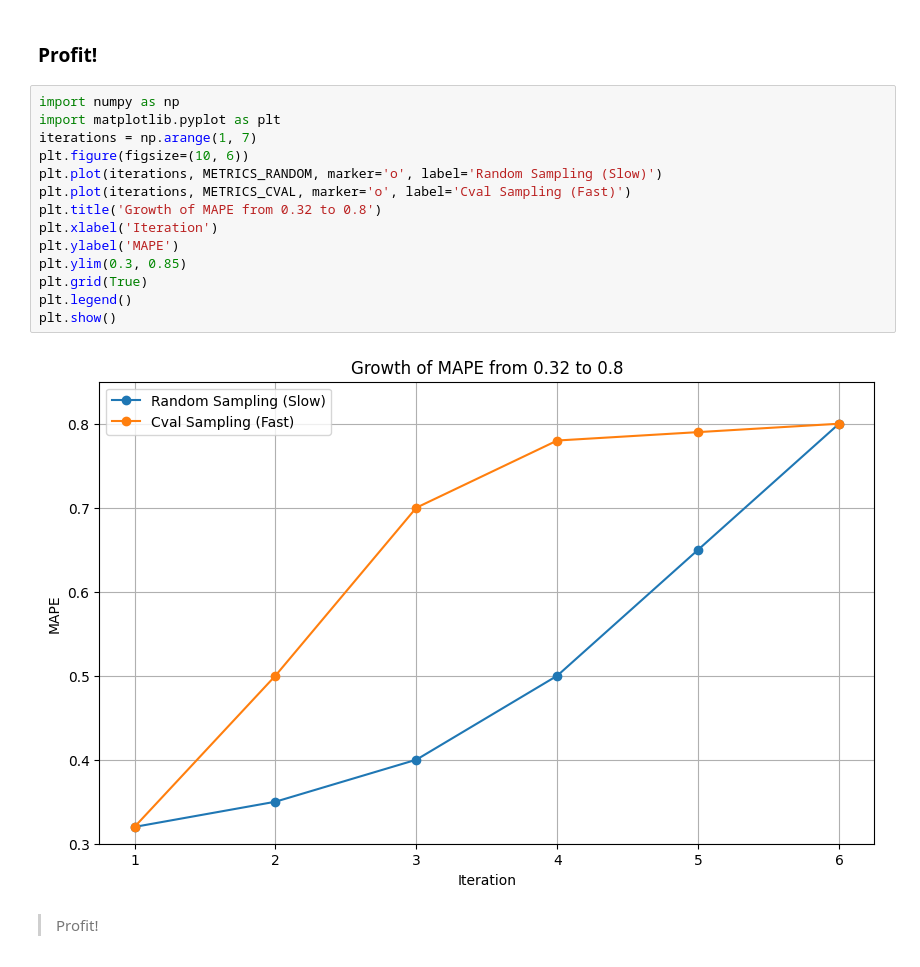
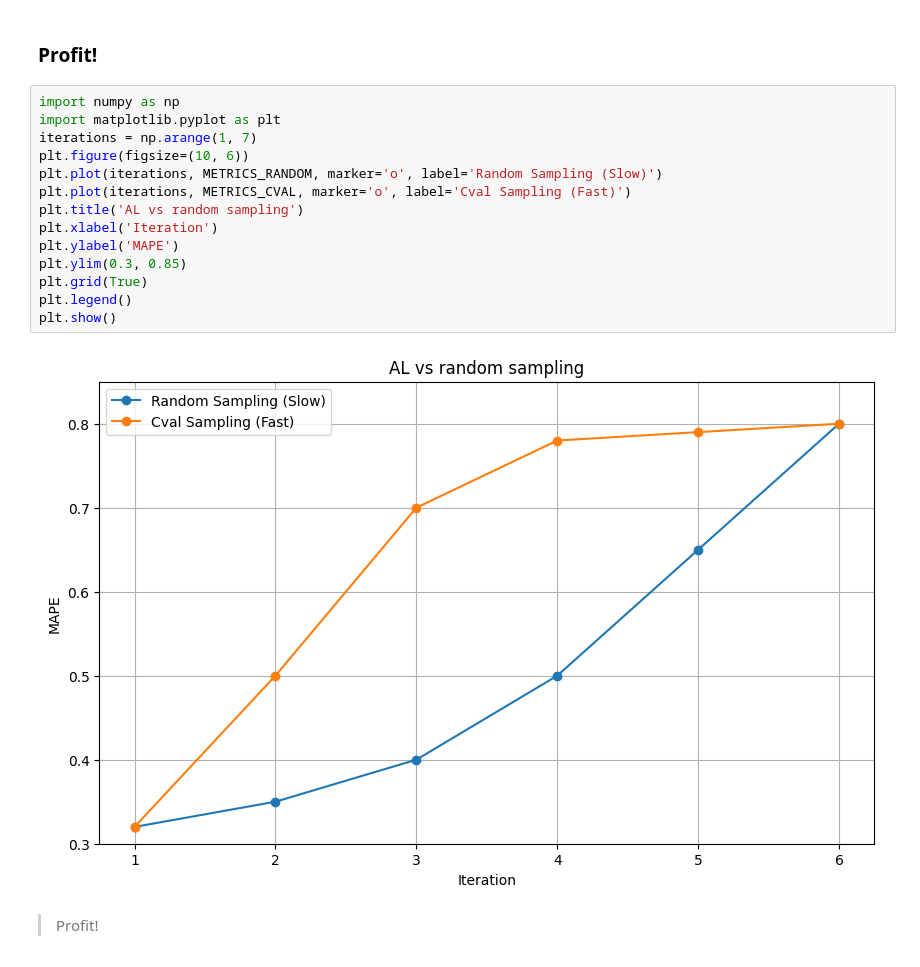
Before and after one commit to fangorntb/cval-lib, a Jupyter notebook: ipynb/cval_semantic_segmentation_SaaS.ipynb, the cells around one changed output. Saved outputs shown, nothing was run; the diff lists cells and outputs as text.

```diff
--- a/ipynb/cval_semantic_segmentation_SaaS.ipynb
+++ b/ipynb/cval_semantic_segmentation_SaaS.ipynb
@@ -166,19 +166,19 @@ for i in range(NUM_STEPS):
 # %%
 import numpy as np
 import matplotlib.pyplot as plt
 iterations = np.arange(1, 7)
 plt.figure(figsize=(10, 6))
 plt.plot(iterations, METRICS_RANDOM, marker='o', label='Random Sampling (Slow)')
 plt.plot(iterations, METRICS_CVAL, marker='o', label='Cval Sampling (Fast)')
-plt.title('Growth of MAPE from 0.32 to 0.8')
+plt.title('AL vs random sampling')
 plt.xlabel('Iteration')
 plt.ylabel('MAPE')
 plt.ylim(0.3, 0.85)
 plt.grid(True)
 plt.legend()
 plt.show()
 # %% [output]
-[figure, old version]
+[figure, new version]
 # %% [markdown]
 > Profit!
 # %% [markdown]
```
